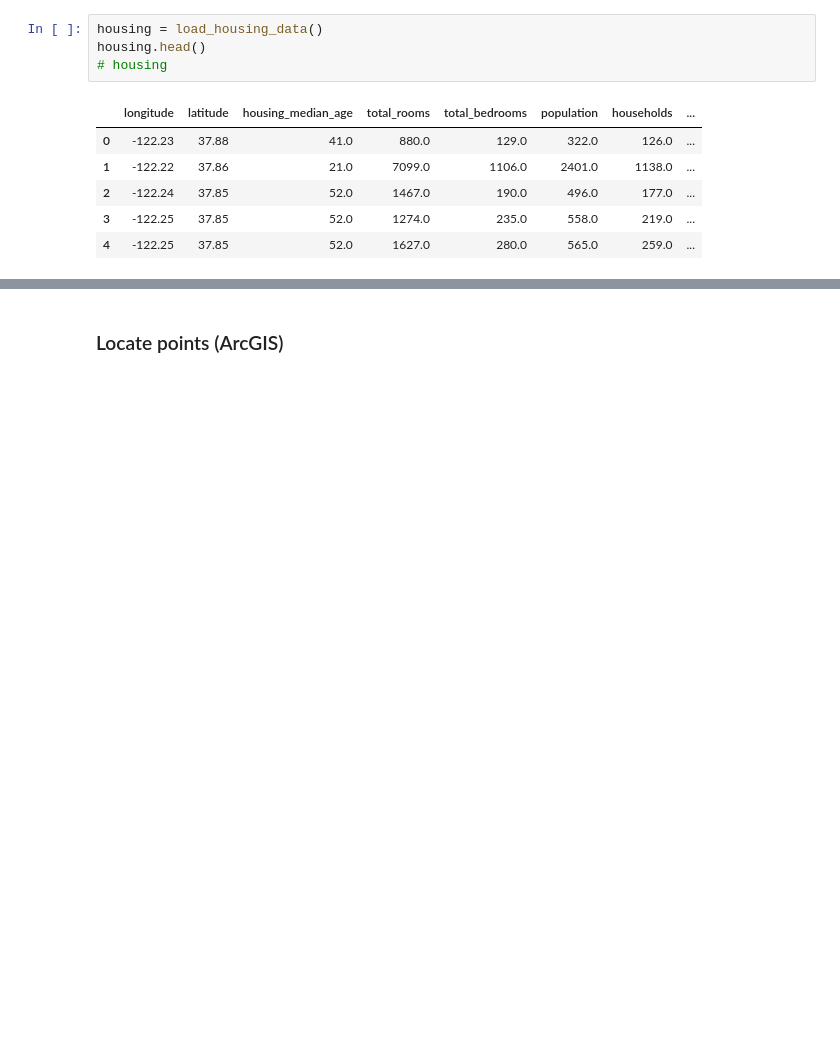
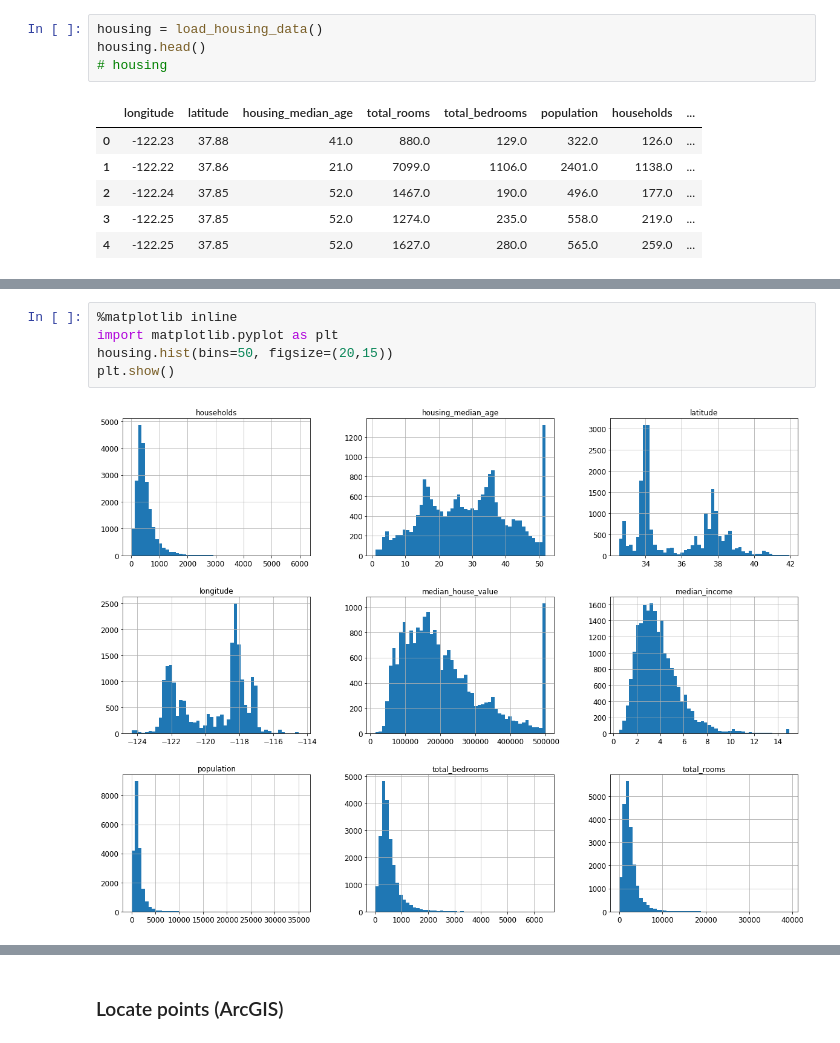
Before and after one commit to rodrigodub/mlbook, a Jupyter notebook: Housing.ipynb, the cells around one changed output, grey strips where cells are left out. Drawn from its saved outputs; the diff is of its cells as text; blank space fills up the shorter version.

```diff
--- a/Housing.ipynb
+++ b/Housing.ipynb
@@ -40,0 +82,7 @@ housing.head()
+# %%
+%matplotlib inline
+import matplotlib.pyplot as plt
+housing.hist(bins=50, figsize=(20,15))
+plt.show()
+# %% [output]
+[figure, added]
```
Also changed, not shown: parts of 22 cells of this notebook, 55 other files.
